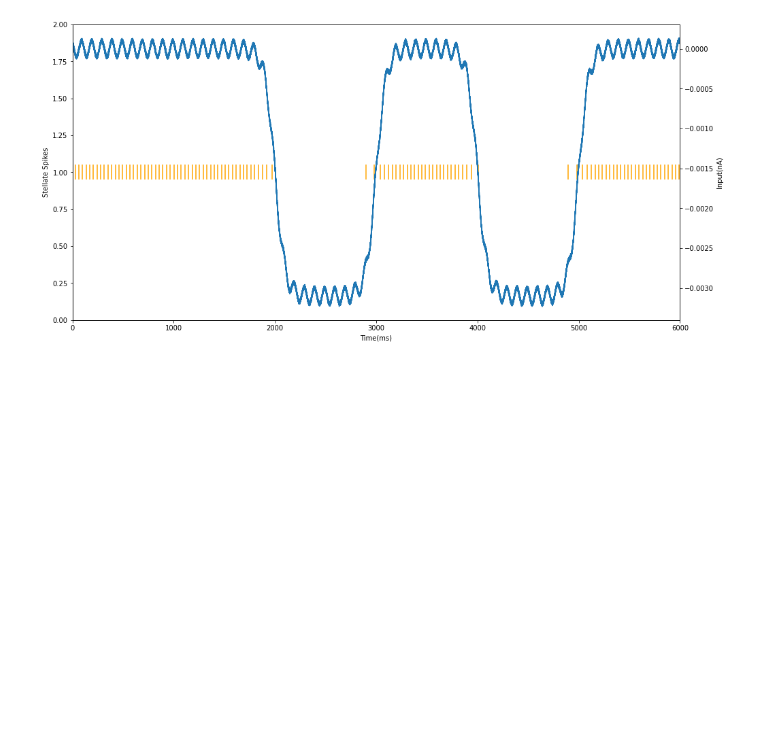
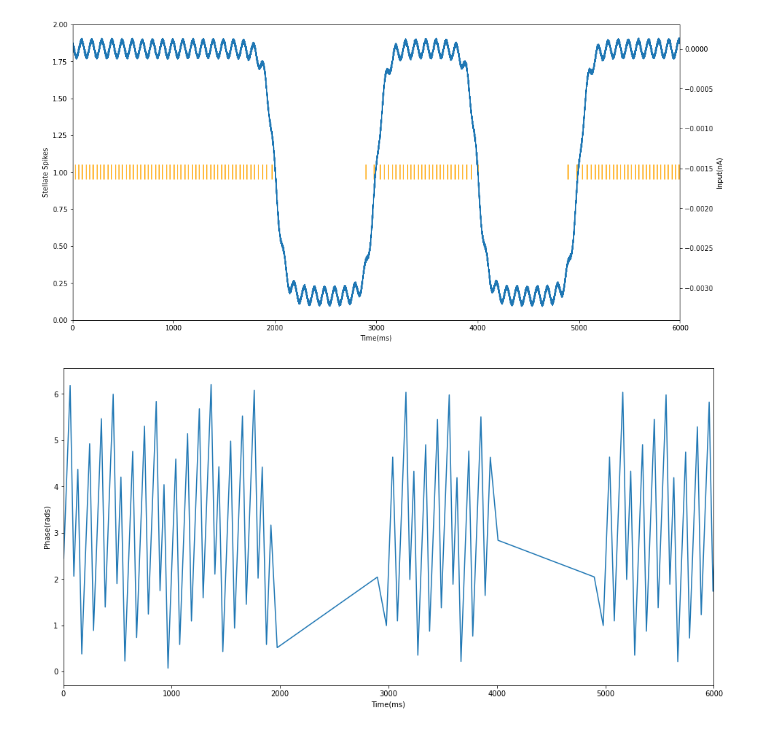
Before and after one commit to tiny-infinity/GridCellsTheta, a Jupyter notebook: stellate_phpc_2.ipynb, the cells around one changed output. Drawn from its saved outputs; the diff is of its cells as text; code cells hidden in the pictures; blank space fills up the shorter version.

```diff
--- a/stellate_phpc_2.ipynb
+++ b/stellate_phpc_2.ipynb
@@ -89,3 +89,12 @@ plt.xlim(0,6000)
 plt.show()
 # %% [output]
 [figure]
+# %%
+plt.figure(figsize=(16,8))
+plt.plot(spike_times_array,phases)
+plt.xlabel("Time(ms)")
+plt.ylabel("Phase(rads)")
+plt.xlim(0,6000)
+plt.show()
+# %% [output]
+[figure, added]
```
